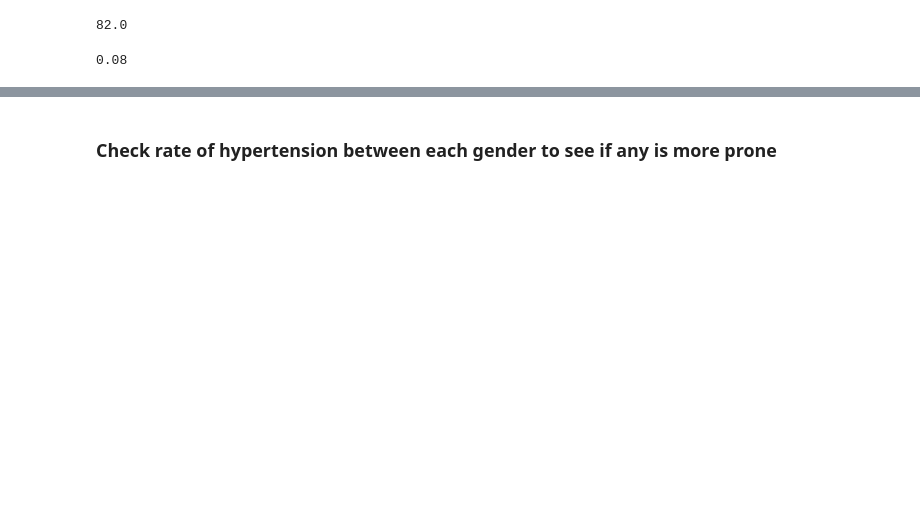
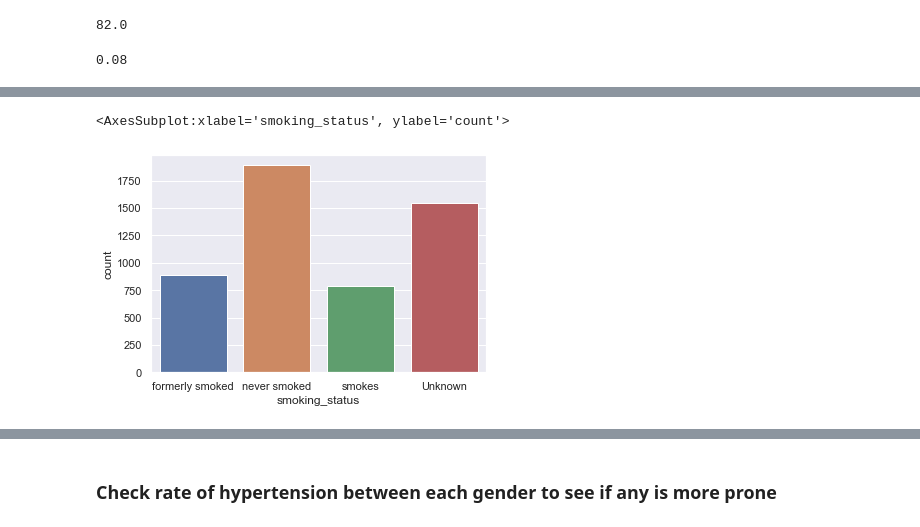
Before and after one commit to Emuolanari/ML_ICA, a Jupyter notebook: Machine Learning ICA .ipynb, the cells around one changed output, grey strips where cells are left out. Cells and saved outputs as stored; diff of their text form; code cells hidden in the pictures; blank space fills up the shorter version.

```diff
--- a/Machine Learning ICA .ipynb
+++ b/Machine Learning ICA .ipynb
@@ -33,0 +131,6 @@ stroke_data['age'].min()
+# %%
+sns.set_theme(style="darkgrid")
+sns.countplot(cleaned_stroke_data['smoking_status'])
+# %% [output]
+<AxesSubplot:xlabel='smoking_status', ylabel='count'>
+[figure, added]
```
Also changed, not shown: parts of 21 cells of this notebook.
